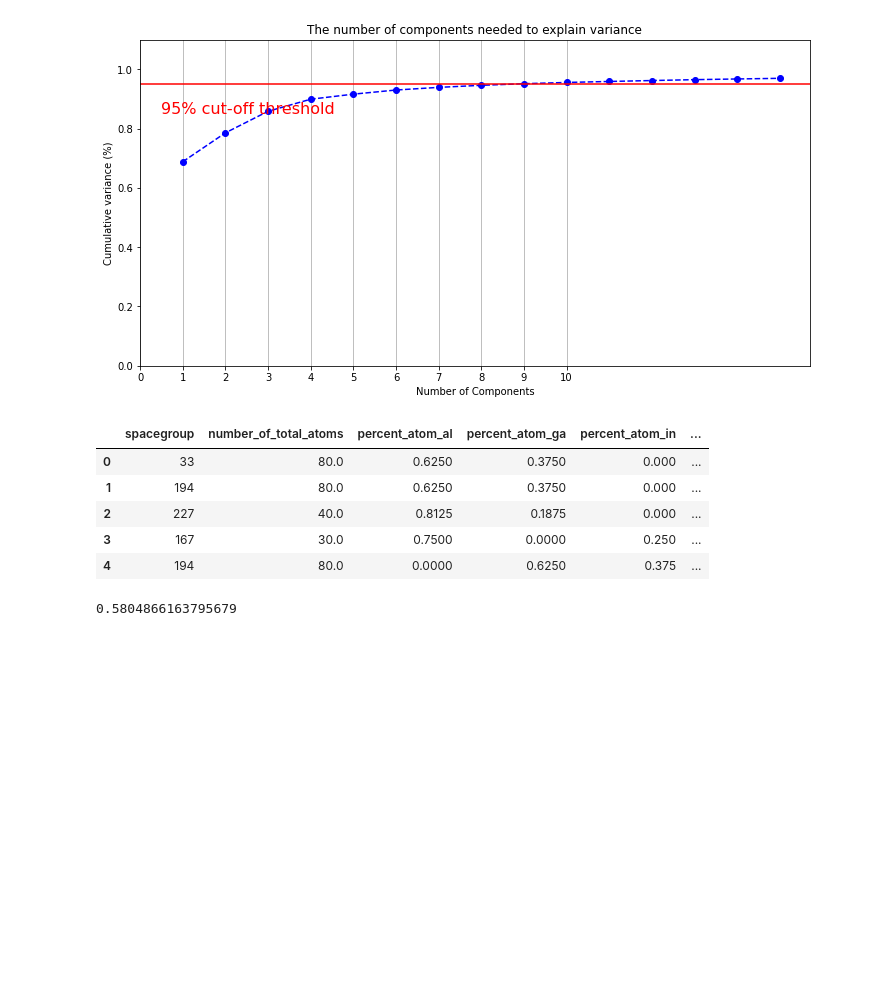
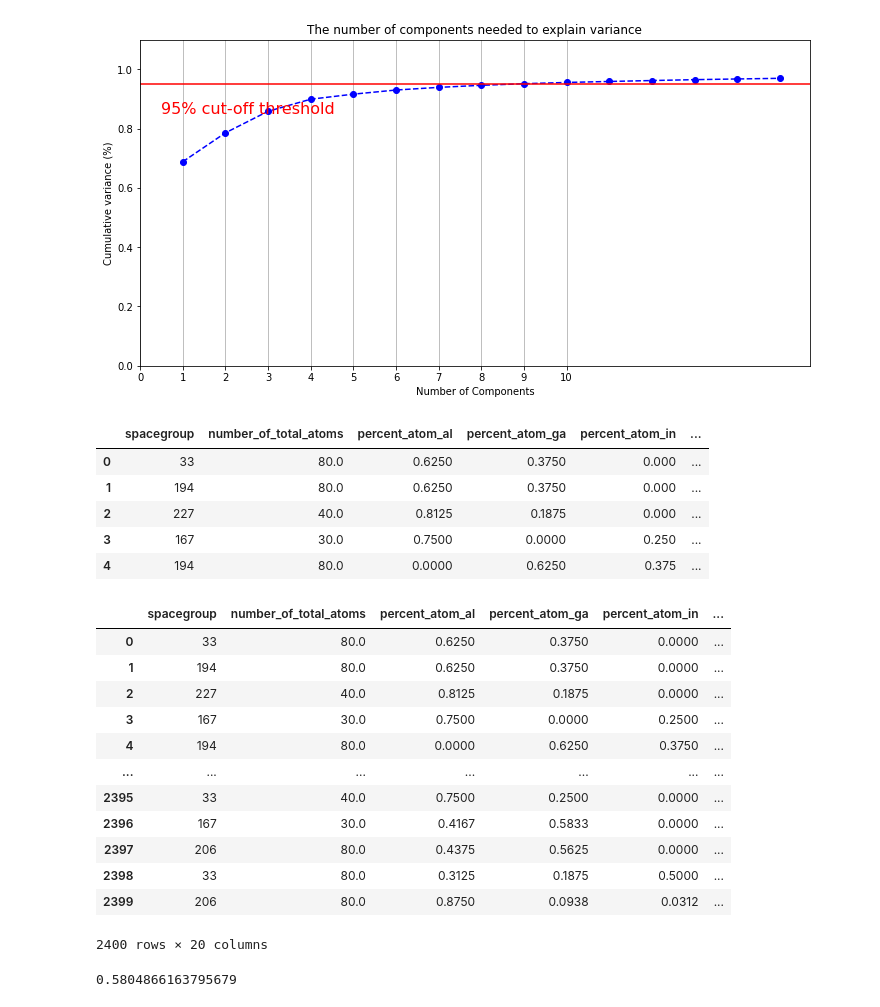
Before and after one commit to nishkakhendry/ML_Conductors, a Jupyter notebook: visualization_dataprep.ipynb, the cells around one changed output. Saved outputs shown, nothing was run; the diff lists cells and outputs as text; code cells hidden in the pictures; blank space fills up the shorter version.

```diff
--- a/visualization_dataprep.ipynb
+++ b/visualization_dataprep.ipynb
@@ -351,6 +422,22 @@ dfcombined2.head()
 | 2 | 227 | 40.0 | 0.8125 | 0.1875 | 0.000 | ... |
 | 3 | 167 | 30.0 | 0.7500 | 0.0000 | 0.250 | ... |
 | 4 | 194 | 80.0 | 0.0000 | 0.6250 | 0.375 | ... |
+# %%
+dfcombined2
+# %% [output]
+|  | spacegroup | number_of_total_atoms | percent_atom_al | percent_atom_ga | percent_atom_in | ... |
+| 0 | 33 | 80.0 | 0.6250 | 0.3750 | 0.0000 | ... |
+| 1 | 194 | 80.0 | 0.6250 | 0.3750 | 0.0000 | ... |
+| 2 | 227 | 40.0 | 0.8125 | 0.1875 | 0.0000 | ... |
+| 3 | 167 | 30.0 | 0.7500 | 0.0000 | 0.2500 | ... |
+| 4 | 194 | 80.0 | 0.0000 | 0.6250 | 0.3750 | ... |
+| ... | ... | ... | ... | ... | ... | ... |
+| 2395 | 33 | 40.0 | 0.7500 | 0.2500 | 0.0000 | ... |
+| 2396 | 167 | 30.0 | 0.4167 | 0.5833 | 0.0000 | ... |
+| 2397 | 206 | 80.0 | 0.4375 | 0.5625 | 0.0000 | ... |
+| 2398 | 33 | 80.0 | 0.3125 | 0.1875 | 0.5000 | ... |
+| 2399 | 206 | 80.0 | 0.8750 | 0.0938 | 0.0312 | ... |
+2400 rows × 20 columns
 # %%
 # use the last regression to predict
 reg.predict(dfcombined2)
```
Also changed, not shown: parts of 6 cells of this notebook.
